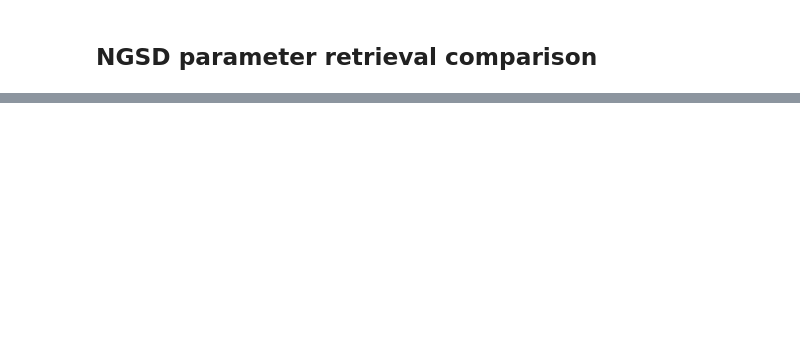
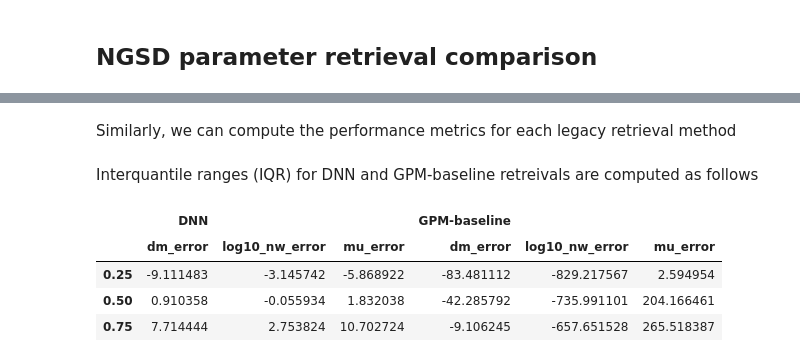
Before and after one commit to aladinor/Ladino_et_al_2025_DNN_PSD_retrieval, a Jupyter notebook: notebooks/3.Rain_retrieval.ipynb, the cells around one changed output, grey strips where cells are left out. Saved outputs shown, nothing was run; the diff lists cells and outputs as text; code cells hidden in the pictures; blank space fills up the shorter version.

```diff
--- a/notebooks/3.Rain_retrieval.ipynb
+++ b/notebooks/3.Rain_retrieval.ipynb
@@ -233 +122,3 @@ df_dnn['mu_error_abs']  = df_dnn['mu'] - df_dnn['mu_hat']
+# %% [markdown]
+Similarly, we can compute the performance metrics for each legacy retrieval method
 # %%
@@ -254,0 +131,14 @@ df_dnn['mu_q'] = df_dnn['mu_q'].apply(lambda x: x.mid)
+# %% [markdown]
+Interquantile ranges (IQR) for DNN and GPM-baseline retreivals are computed as follows
+# %%
+dnn_iqrs = df_dnn[['dm_error', 'log10_nw_error', 'mu_error']].quantile([0.25, 0.5, 0.75])
+gpm_iqrs = df_gpm.replace({'log10_nw_error': [np.inf, -np.inf]}, np.nan)[['dm_error', 'log10_nw_error', 'mu_error']].quantile([0.25, 0.5, 0.75])
+
+keys = ['DNN', "GPM-baseline"]
+pd.concat([dnn_iqrs, gpm_iqrs], axis=1, levels=[keys], keys=keys)
+# %% [output]
+|  | DNN |  |  | GPM-baseline |  |  |
+|  | dm_error | log10_nw_error | mu_error | dm_error | log10_nw_error | mu_error |
+| 0.25 | -9.111483 | -3.145742 | -5.868922 | -83.481112 | -829.217567 | 2.594954 |
+| 0.50 | 0.910358 | -0.055934 | 1.832038 | -42.285792 | -735.991101 | 204.166461 |
+| 0.75 | 7.714444 | 2.753824 | 10.702724 | -9.106245 | -657.651528 | 265.518387 |
```
Also changed, not shown: parts of 80 cells of this notebook, 3 other files.
